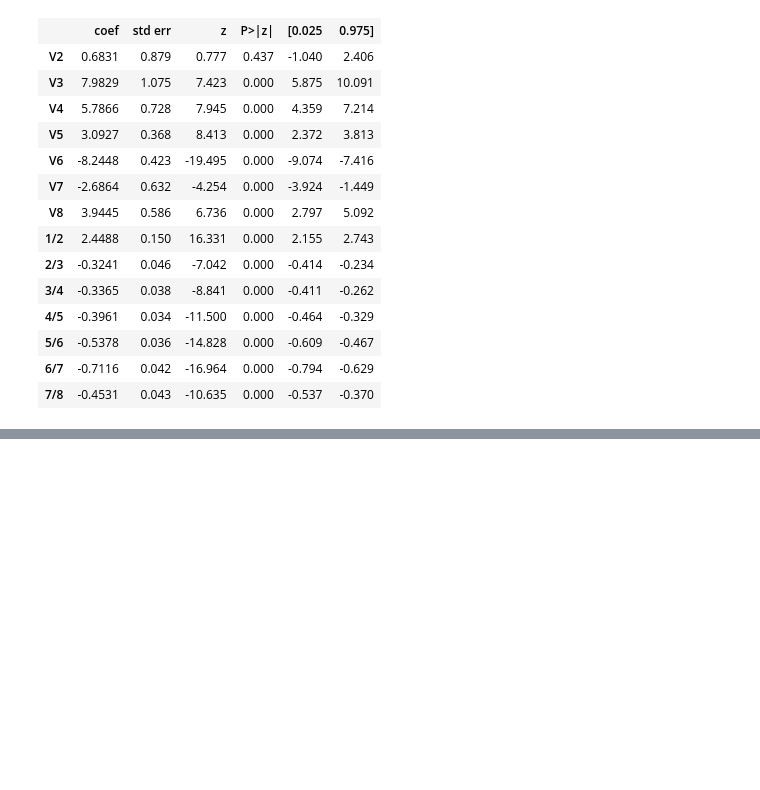
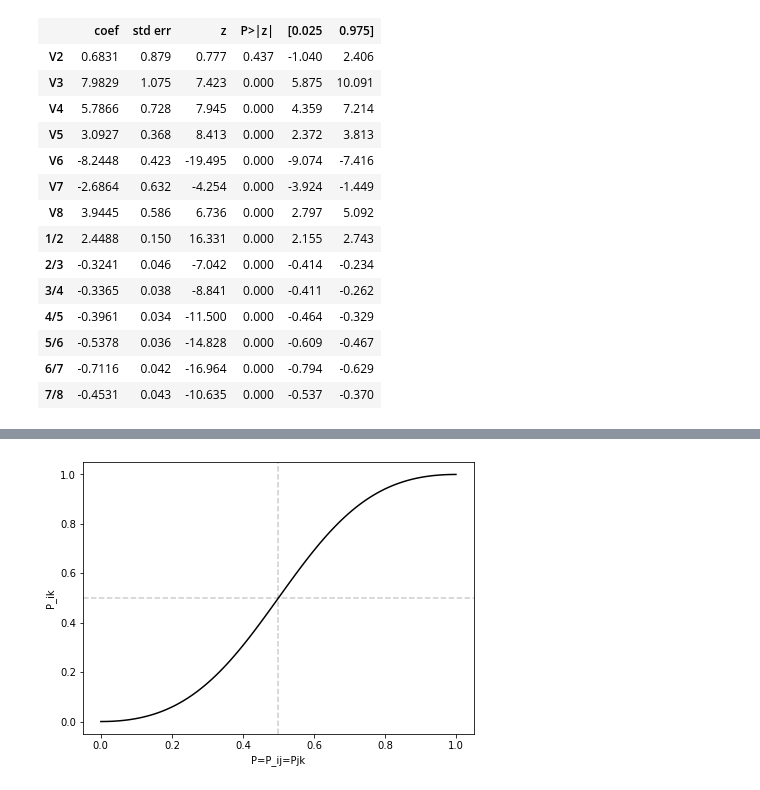
Before and after one commit to eduardbermejo/blog, a Jupyter notebook: _notebooks/2021-02-02-Ranking.ipynb, the cells around one changed output, grey strips where cells are left out. Drawn from its saved outputs; the diff is of its cells as text; code cells hidden in the pictures; blank space fills up the shorter version.

```diff
--- a/_notebooks/2021-02-02-Ranking.ipynb
+++ b/_notebooks/2021-02-02-Ranking.ipynb
@@ -189,0 +244,10 @@ So now we are turning to the paper by Microsoft and try to explain it a little b
+# %%
+fig, ax = plt.subplots(1, 1, figsize=(7, 5))
+x = np.linspace(0, 1, 100)
+sns.lineplot(x=x, y=prob_ik(x, x), ax=ax, color='k')
+ax.set_xlabel('P=P_ij=Pjk')
+ax.set_ylabel('P_ik')
+ax.axvline(0.5, linestyle='--', color='k', alpha=0.2)
+ax.axhline(0.5, linestyle='--', color='k', alpha=0.2);
+# %% [output]
+[figure, added]
```
Also changed, not shown: parts of 19 cells of this notebook.
